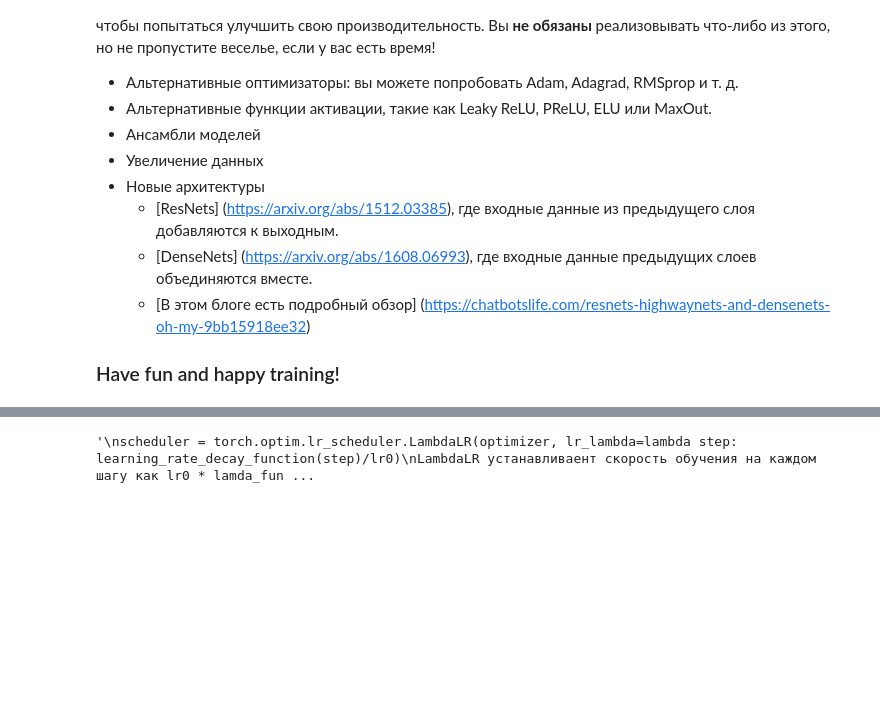
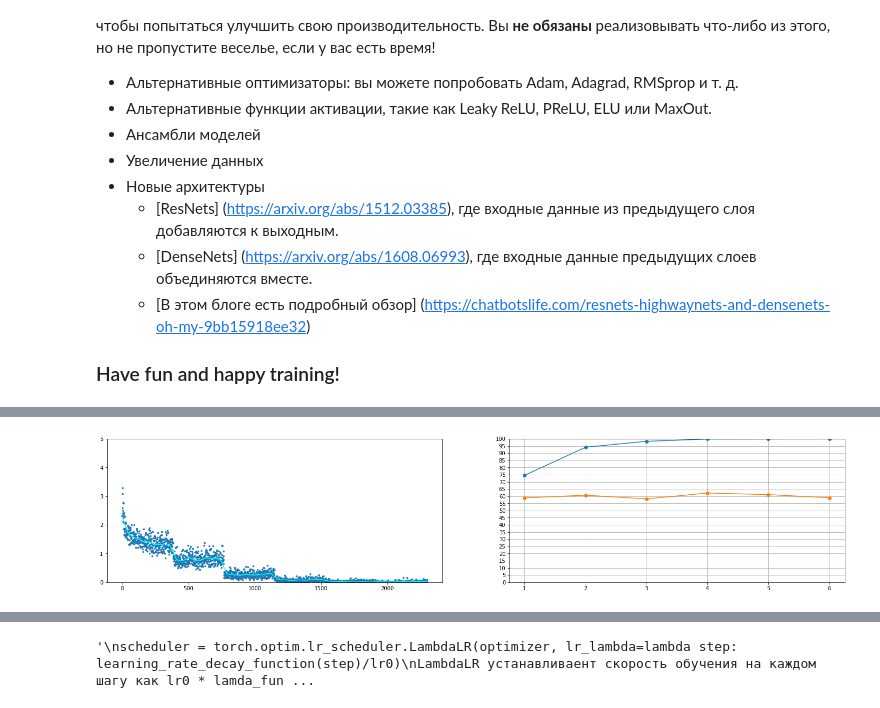
Before and after one commit to exp20/cs231n, a Jupyter notebook: assignment2/PyTorch.ipynb, the cells around one changed output, grey strips where cells are left out. Drawn from its saved outputs; the diff is of its cells as text; code cells hidden in the pictures; blank space fills up the shorter version.

```diff
--- a/assignment2/PyTorch.ipynb
+++ b/assignment2/PyTorch.ipynb
@@ -1142,0 +1530,5 @@ def training_loop(model, optimizer, loader_train, loader_val, loader_check_train
+# %%
+loss_history, train_acc_history, val_acc_history = models_info[sorted_keys[0]][-3::]
+plot_model_history(loss_history, train_acc_history, val_acc_history)
+# %% [output]
+[figure, added]
```
Also changed, not shown: parts of 25 cells of this notebook, 1 other file.
